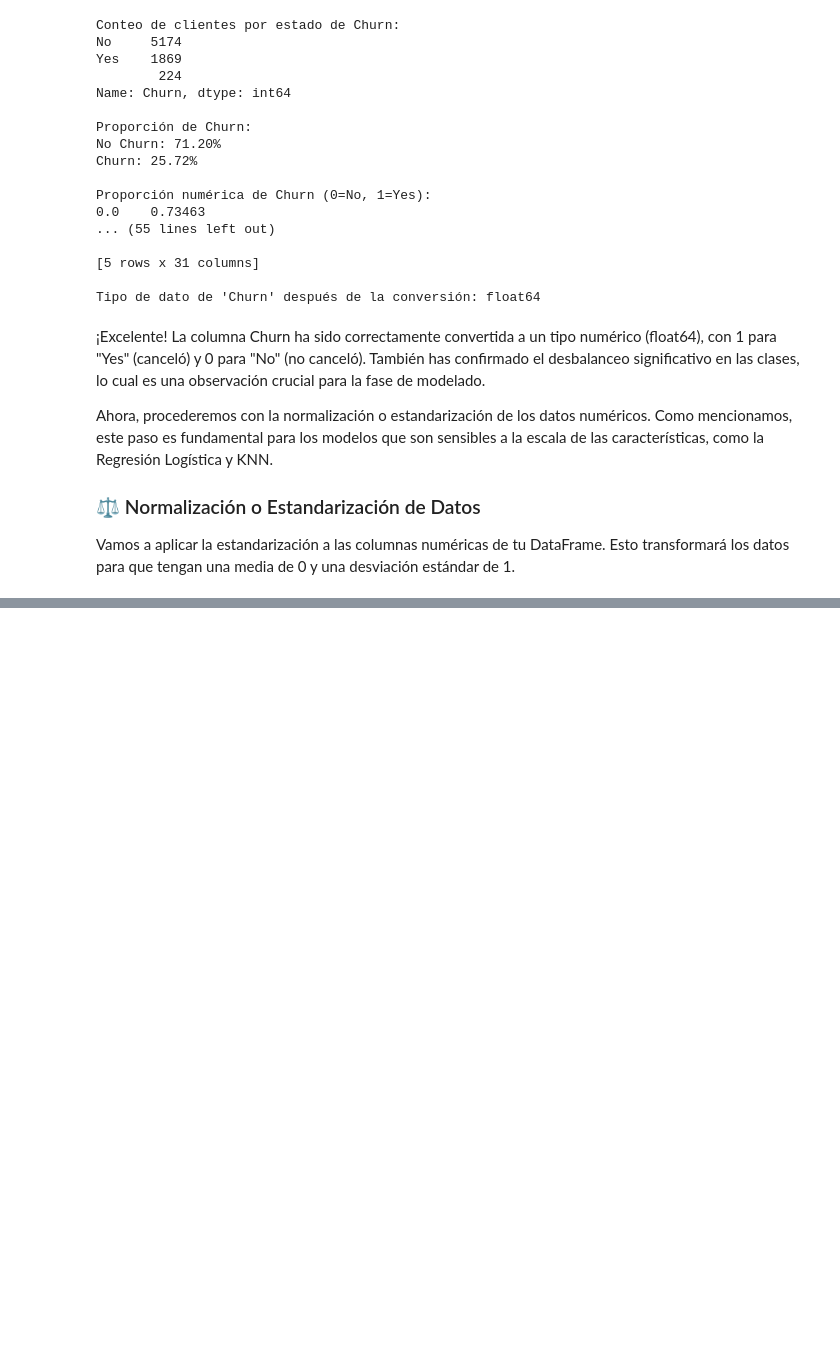
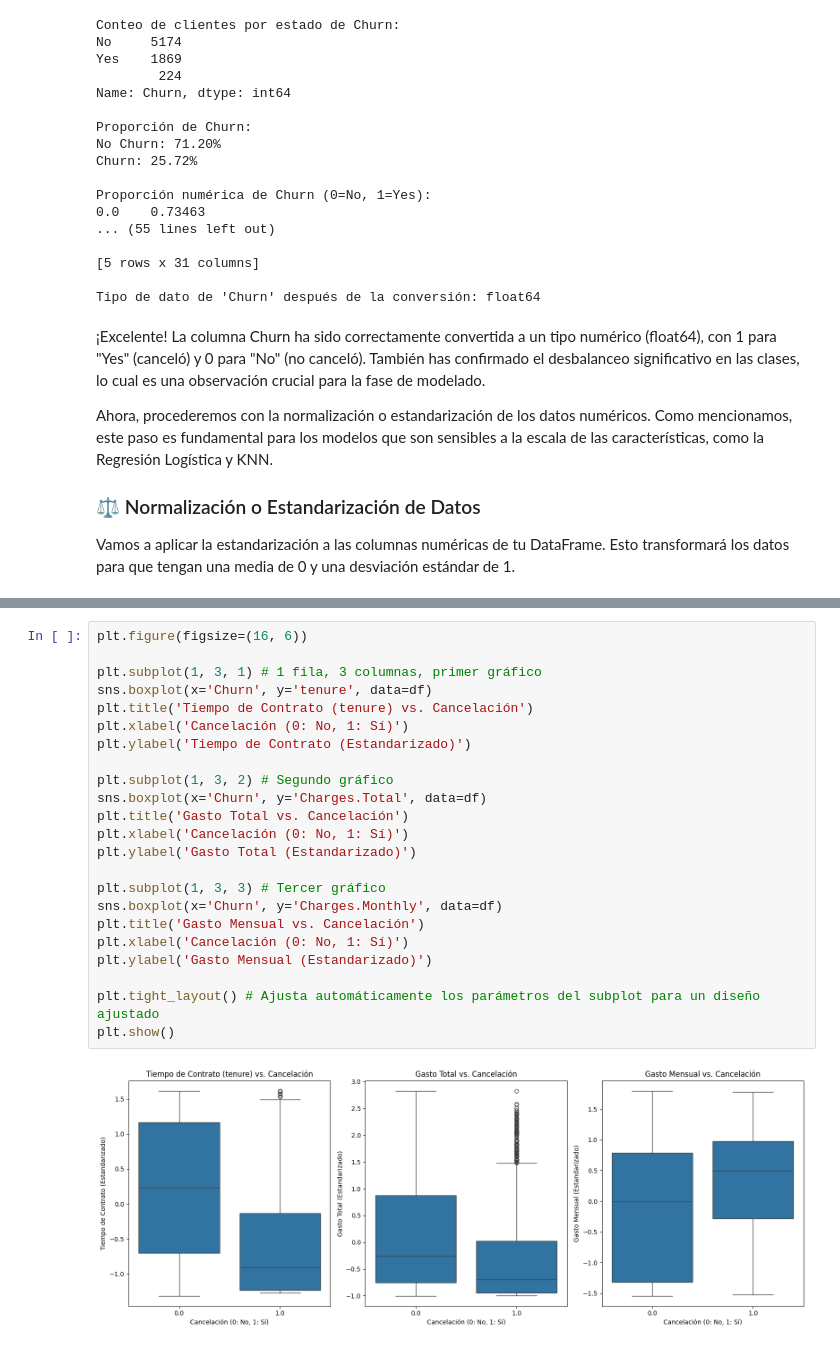
Before and after one commit to polargentino/ipynb-alura, a Jupyter notebook: notebooks/20-TelecomX-2.ipynb, the cells around one changed output, grey strips where cells are left out. Saved outputs shown, nothing was run; the diff lists cells and outputs as text; blank space fills up the shorter version.

```diff
--- a/notebooks/20-TelecomX-2.ipynb
+++ b/notebooks/20-TelecomX-2.ipynb
@@ -743,0 +850,25 @@ Vamos a aplicar la estandarización a las columnas numéricas de tu DataFrame. E
+# %%
+plt.figure(figsize=(16, 6))
+
+plt.subplot(1, 3, 1) # 1 fila, 3 columnas, primer gráfico
+sns.boxplot(x='Churn', y='tenure', data=df)
+plt.title('Tiempo de Contrato (tenure) vs. Cancelación')
+plt.xlabel('Cancelación (0: No, 1: Sí)')
+plt.ylabel('Tiempo de Contrato (Estandarizado)')
+
+plt.subplot(1, 3, 2) # Segundo gráfico
+sns.boxplot(x='Churn', y='Charges.Total', data=df)
+plt.title('Gasto Total vs. Cancelación')
+plt.xlabel('Cancelación (0: No, 1: Sí)')
+plt.ylabel('Gasto Total (Estandarizado)')
+
+plt.subplot(1, 3, 3) # Tercer gráfico
+sns.boxplot(x='Churn', y='Charges.Monthly', data=df)
+plt.title('Gasto Mensual vs. Cancelación')
+plt.xlabel('Cancelación (0: No, 1: Sí)')
+plt.ylabel('Gasto Mensual (Estandarizado)')
+
+plt.tight_layout() # Ajusta automáticamente los parámetros del subplot para un diseño ajustado
+plt.show()
+# %% [output]
+[figure, added]
```
Also changed, not shown: parts of 24 cells of this notebook, 2 other files.
